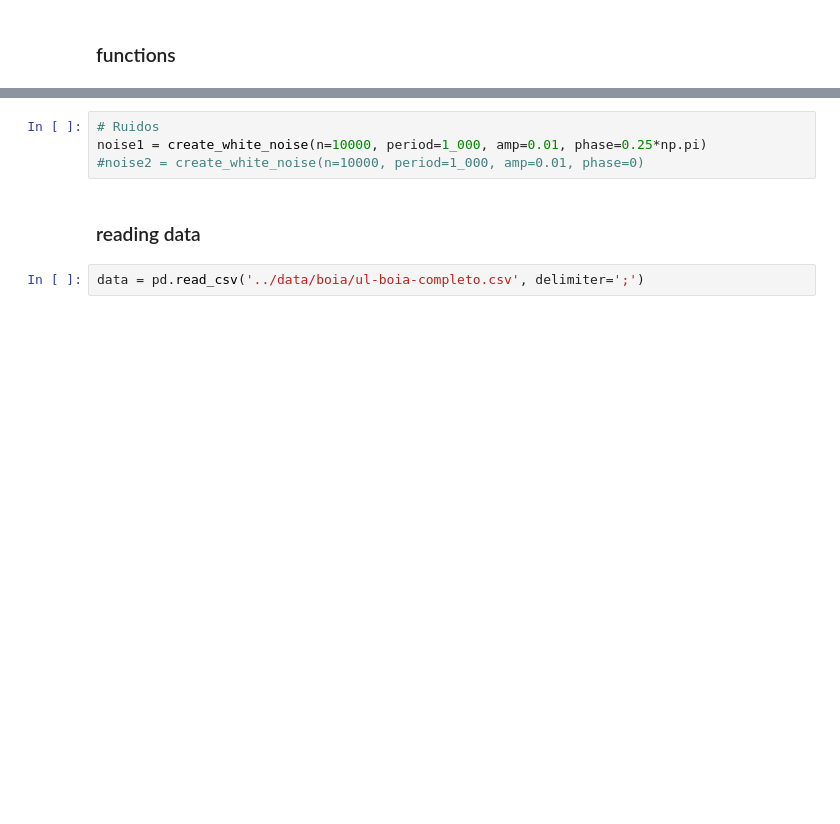
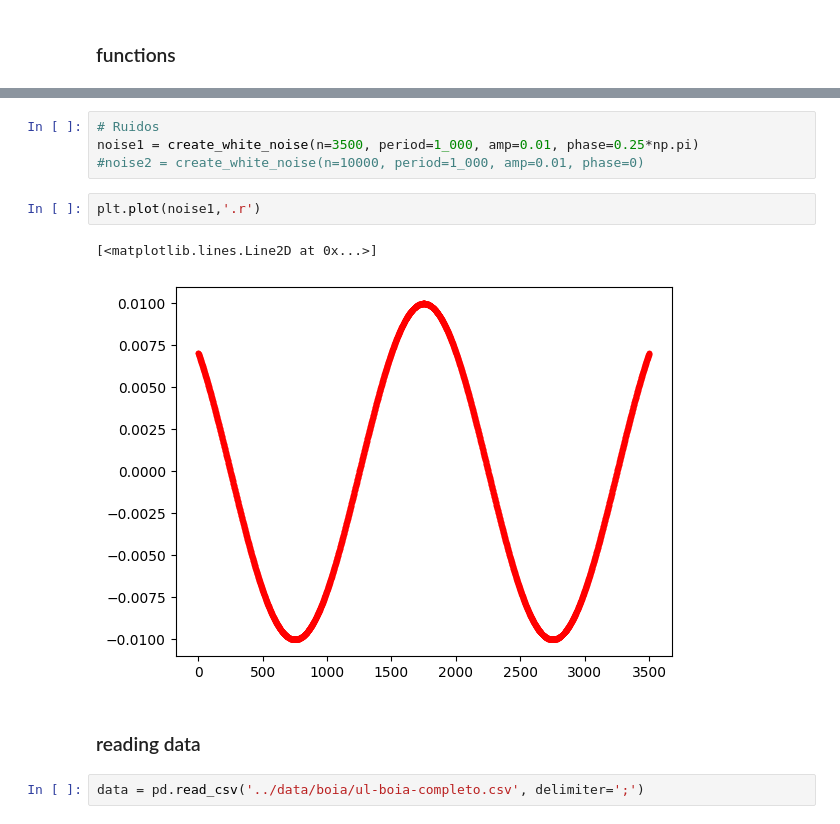
Before and after one commit to pythonistabr/pcce-wavelets, a Jupyter notebook: scripts/wavelets_and_PSD.ipynb, the cells around one changed output, grey strips where cells are left out. Drawn from its saved outputs; the diff is of its cells as text; blank space fills up the shorter version.

```diff
--- a/scripts/wavelets_and_PSD.ipynb
+++ b/scripts/wavelets_and_PSD.ipynb
@@ -31,7 +37,12 @@ def create_white_noise(n: int, period:float, amp: float, phase=None):
 # %%
 # Ruidos
-noise1 = create_white_noise(n=10000, period=1_000, amp=0.01, phase=0.25*np.pi)
+noise1 = create_white_noise(n=3500, period=1_000, amp=0.01, phase=0.25*np.pi)
 #noise2 = create_white_noise(n=10000, period=1_000, amp=0.01, phase=0)
+# %%
+plt.plot(noise1,'.r')
+# %% [output]
+[<matplotlib.lines.Line2D at 0x...>]
+[figure, added]
 # %% [markdown]
 ### reading data
 # %%
```
Also changed, not shown: parts of 10 cells of this notebook, 1 other file.
